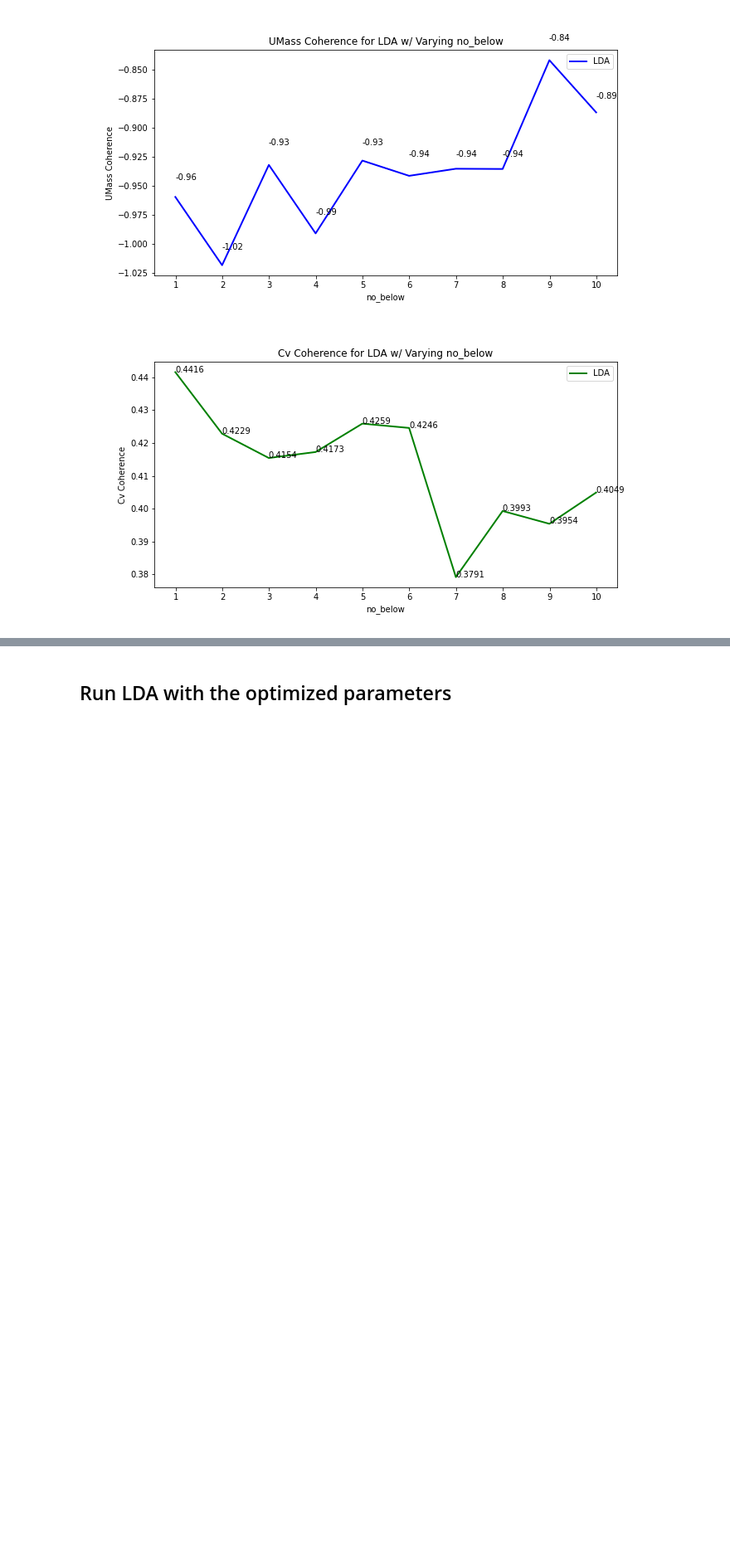
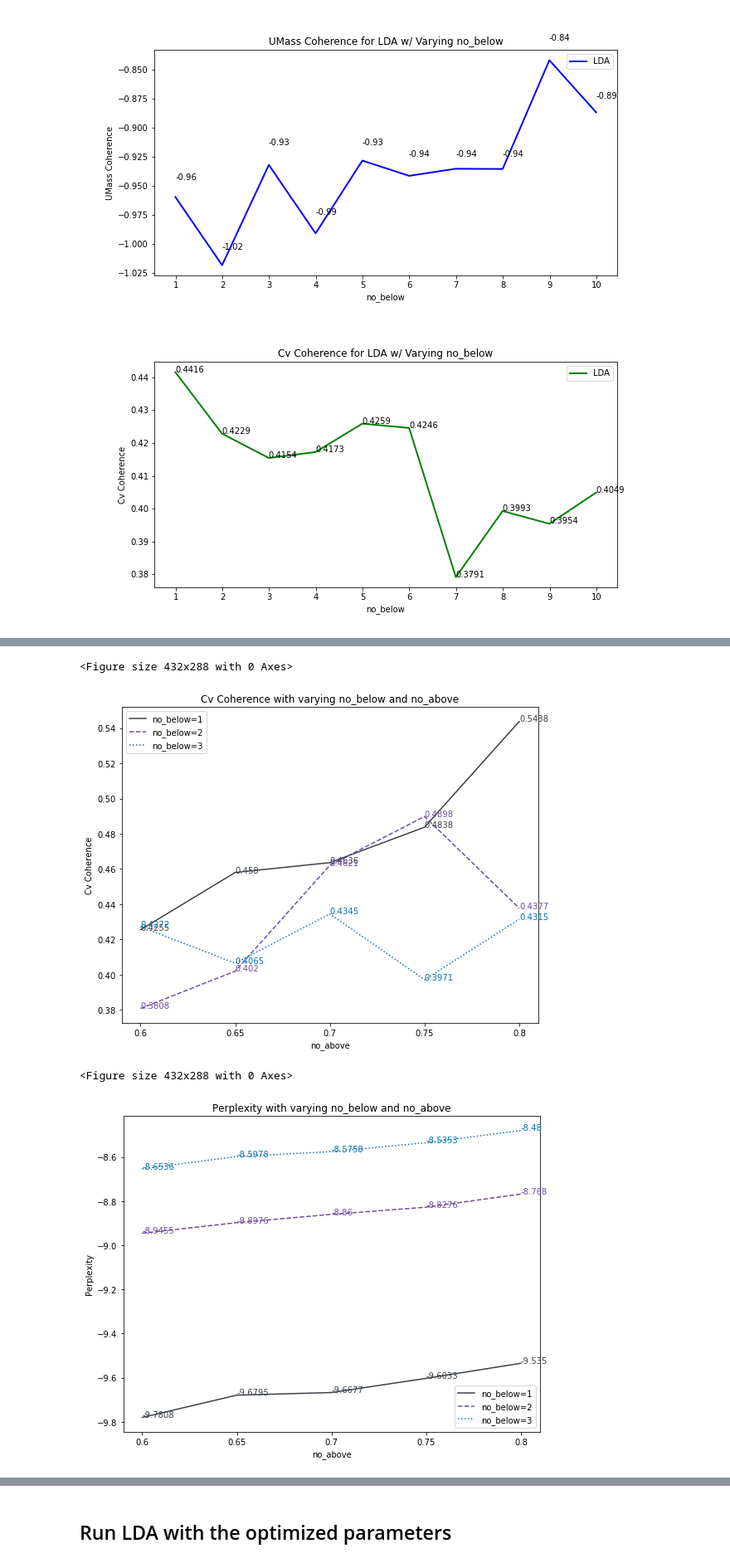
Before and after one commit to iyves/auto-keyphrase-extraction-ru, a Jupyter notebook: src/topic_modeling.ipynb, the cells around one changed output, grey strips where cells are left out. Shown at 83% size. Cells and saved outputs as stored; diff of their text form; code cells hidden in the pictures; blank space fills up the shorter version.

```diff
--- a/src/topic_modeling.ipynb
+++ b/src/topic_modeling.ipynb
@@ -173,0 +400,56 @@ display(Image(str(Path(input_dir, "no_below-coherence_cv.png"))))
+# %%
+import matplotlib.pyplot as plt
+logging.getLogger("matplotlib").setLevel(logging.ERROR)
+
+# Visualize the results
+
+target = str(Path("../data/LDA/final/hyperparams").resolve())
+if not os.path.exists(target):
+    os.makedirs(target)
+
+no_above = [.6, .65, .7, .75, .8]
+no_below = [1, 2, 3]
+linewidth = 1.5
+xlocs = range(len(no_above))
+
+colors = [(56, 63, 70), (111, 77, 162), (3, 113, 182)]
+colors = [(r/255,g/255,b/255) for (r,g,b) in colors]
+linestyles = ["solid", "dashed", "dotted"]
+
+plt.clf()
+plt.figure(figsize=(9,7))
+plt.title("Cv Coherence with varying no_below and no_above")
+plt.xlabel("no_above")
+plt.ylabel("Cv Coherence")
+for i in range(len(no_below)):
+    vals = all_coherence[i]
+    plt.plot([str(na) for na in no_above], vals, linewidth=linewidth, label="no_below="+str(no_below[i]),
+             color=colors[i], linestyle=linestyles[i])
+    for x, y in enumerate([round(c, 4) for c in vals]):
+        plt.text(str(no_above[x]), y, str(y),color=colors[i])
+
+plt.legend(loc="best")
+plt.savefig(Path(target,"no-above_no-below_coherence"))
+plt.show()
+
+
+plt.clf()
+plt.figure(figsize=(9,7))
+plt.title("Perplexity with varying no_below and no_above")
+plt.xlabel("no_above")
+plt.ylabel("Perplexity")
+for i in range(len(no_below)):
+    vals = all_perplexity[i]
+    plt.plot([str(na) for na in no_above], vals, linewidth=linewidth, label="no_below="+str(no_below[i]),
+             color=colors[i], linestyle=linestyles[i])
+    for x, y in enumerate([round(c, 4) for c in vals]):
+        plt.text(str(no_above[x]), y, str(y),color=colors[i])
+
+plt.legend(loc="best")
+plt.savefig(Path(target,"no-above_no-below_perplexity"))
+plt.show()
+# %% [output]
+<Figure size 432x288 with 0 Axes>
+[figure, added]
+<Figure size 432x288 with 0 Axes>
+[figure, added]
```
Also changed, not shown: parts of 25 cells of this notebook, 5 other files.
